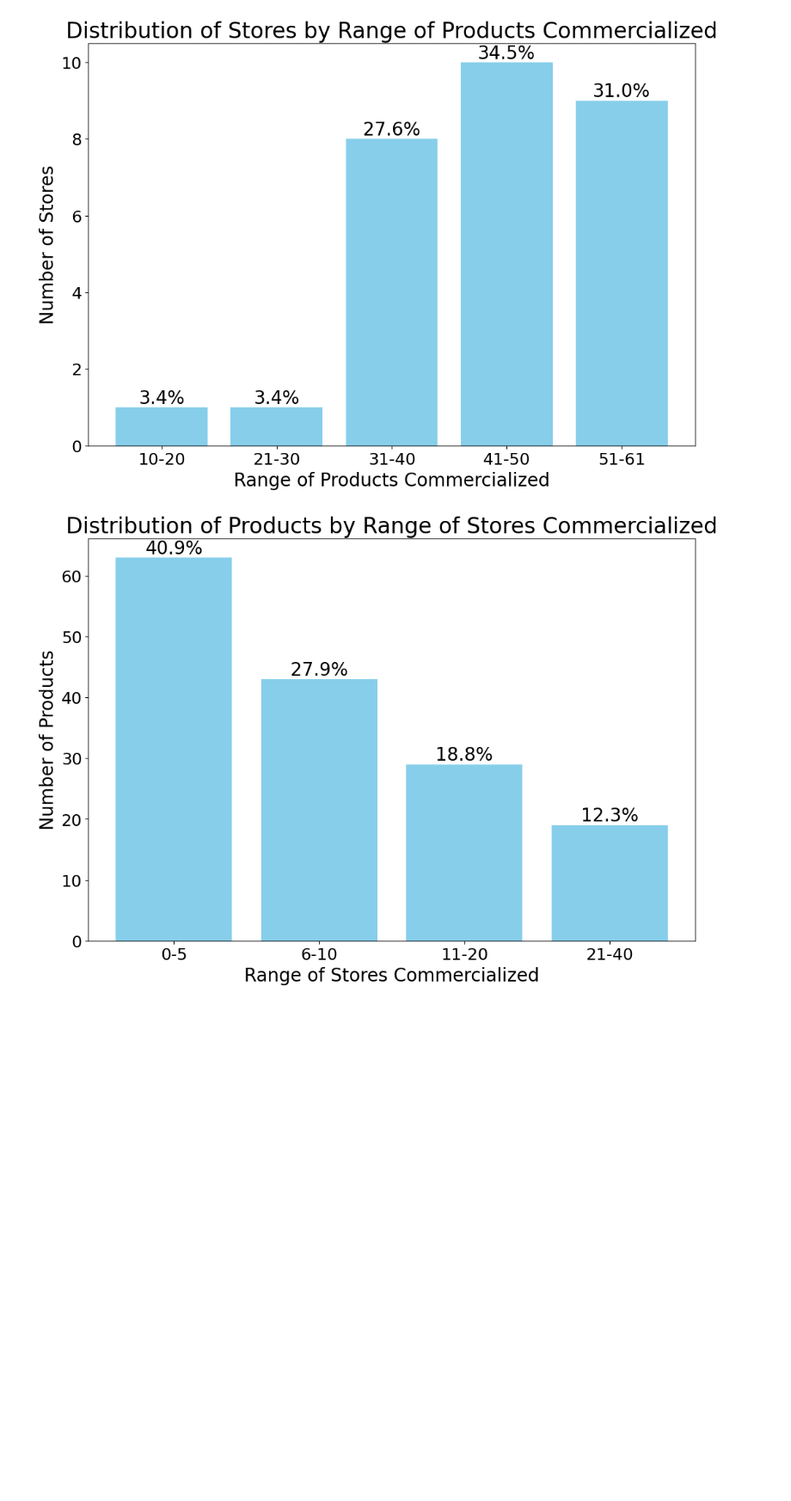
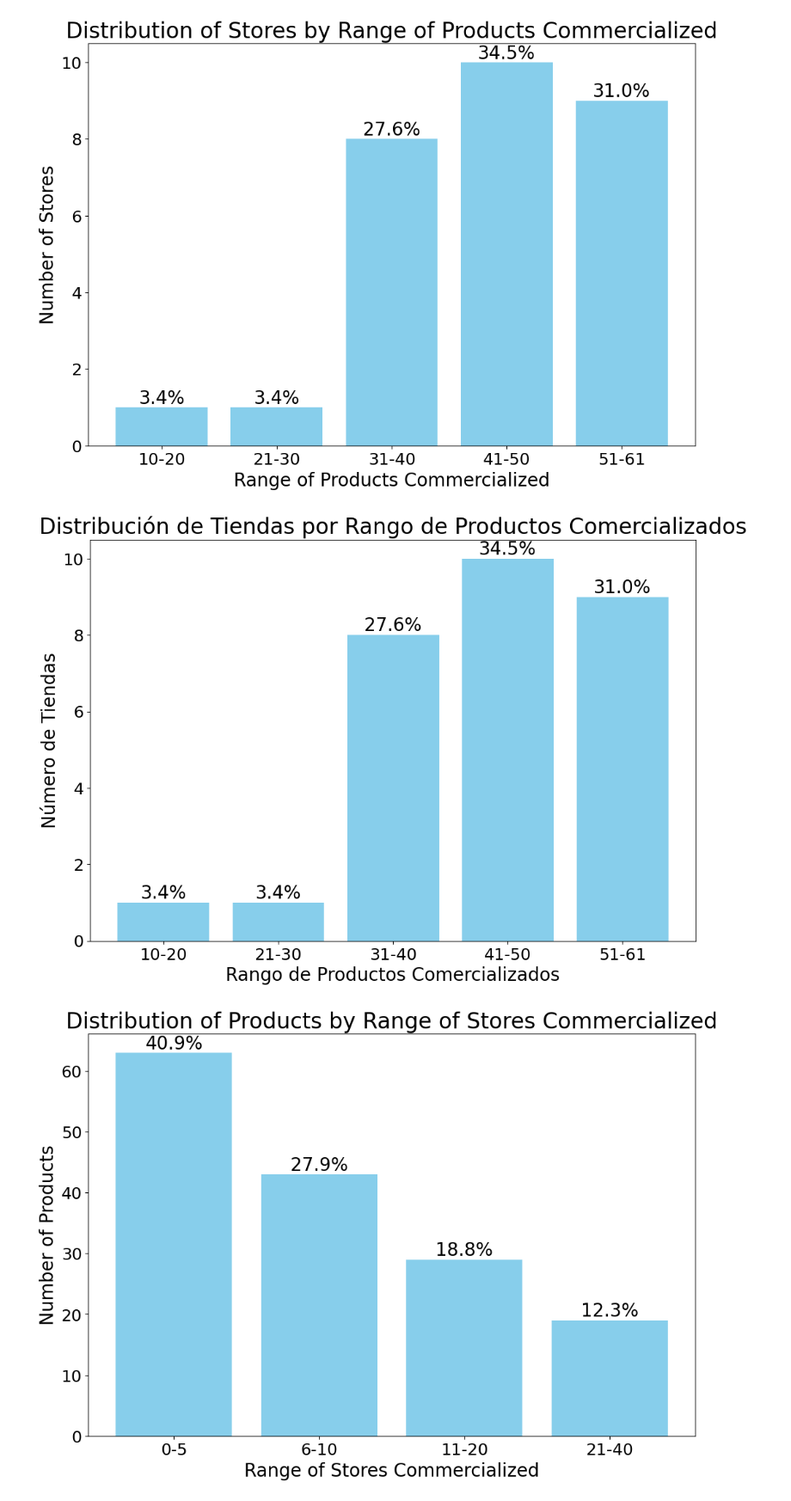
Before and after one commit to SantiagoRomanoOddone/MasterThesis, a Jupyter notebook: features/data_exploration.ipynb, the cells around one changed output. Shown at 86% size. Saved outputs shown, nothing was run; the diff lists cells and outputs as text; code cells hidden in the pictures; blank space fills up the shorter version.

Commit message:
adding spanish chart versions

```diff
--- a/features/data_exploration.ipynb
+++ b/features/data_exploration.ipynb
@@ -100,6 +100,43 @@ ax.tick_params(axis='y', labelsize=18)  # Increase font size for y-axis tick lab
 plt.show()
 # %% [output]
 [figure]
+# %%
+# Group by store code and count unique barcodes, then sort
+stores_by_product_count = data.groupby('pdv_codigo')['codigo_barras_sku'].nunique().reset_index().sort_values(by='codigo_barras_sku', ascending=False)
+
+# Create classification bins
+labels = ['10-20', '21-30', '31-40', '41-50', '51-61']
+bins = [10, 20, 30, 40, 50, 61]
+stores_by_product_count['classification'] = pd.cut(stores_by_product_count['codigo_barras_sku'], bins=bins, labels=labels, right=False)
+
+# Count stores in each classification
+stores_by_product_count = stores_by_product_count.groupby('classification').size().reset_index(name='store_count')
+
+# Calculate percentages
+total_stores = stores_by_product_count['store_count'].sum()
+stores_by_product_count['percentage'] = (stores_by_product_count['store_count'] / total_stores) * 100
+
+# Create the plot
+fig, ax = plt.subplots(figsize=(12, 8))
+bars = ax.bar(stores_by_product_count['classification'], stores_by_product_count['store_count'], color='skyblue')
+
+# Add percentage labels on bars
+for bar, percentage in zip(bars, stores_by_product_count['percentage']):
+    height = bar.get_height()
+    ax.text(bar.get_x() + bar.get_width() / 2, height, f'{percentage:.1f}%', ha='center', va='bottom', fontsize=20)
+
+# Set labels and title in Spanish
+ax.set_xlabel('Rango de Productos Comercializados', fontsize=20)
+ax.set_ylabel('Número de Tiendas', fontsize=20)
+ax.set_title('Distribución de Tiendas por Rango de Productos Comercializados', fontsize=24)
+
+# Increase the size of tick labels on both axes
+ax.tick_params(axis='x', labelsize=18)  # Increase font size for x-axis tick labels
+ax.tick_params(axis='y', labelsize=18)  # Increase font size for y-axis tick labels
+
+plt.show()
+# %% [output]
+[figure, added]
 # %%
 # Group by product barcode and count unique store codes, then sort
 products_by_store_count = data.groupby('codigo_barras_sku')['pdv_codigo'].nunique().reset_index().sort_values(by='pdv_codigo', ascending=False)
```
Also changed, not shown: parts of 3 cells of this notebook.
